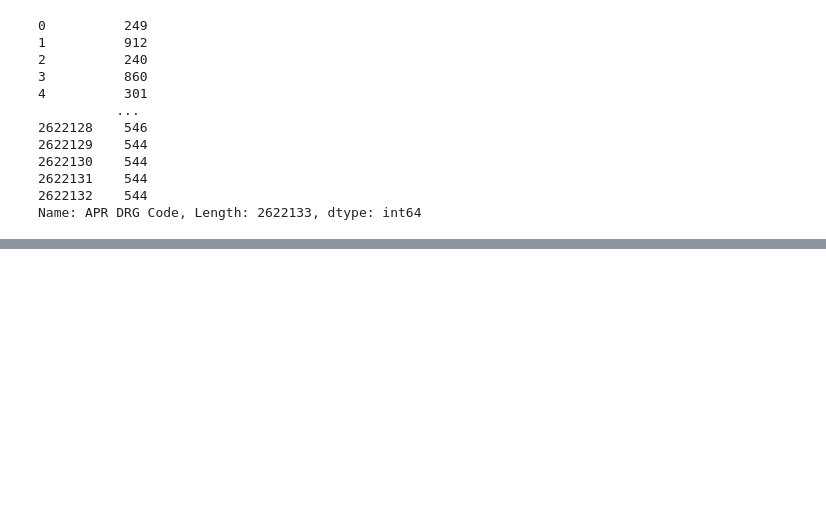
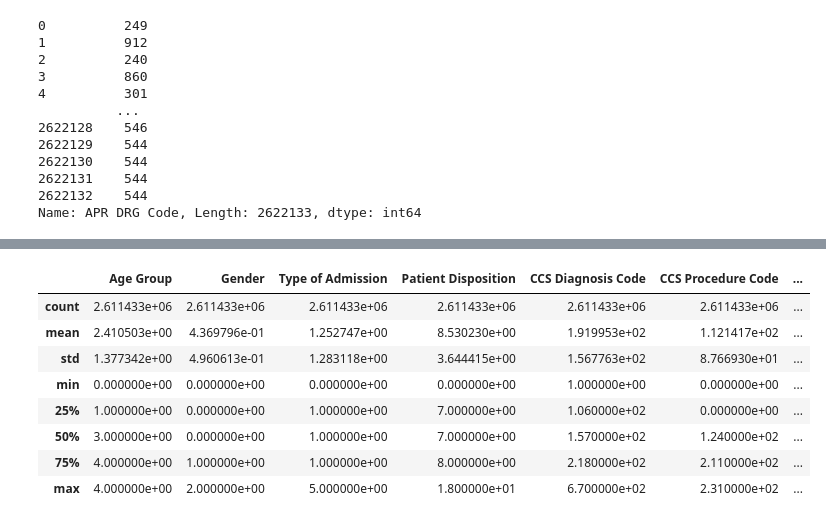
Before and after one commit to amitgit2510/Info_miners_2, a Jupyter notebook: info_miners_2.ipynb, the cells around one changed output, grey strips where cells are left out. Saved outputs shown, nothing was run; the diff lists cells and outputs as text; code cells hidden in the pictures; blank space fills up the shorter version.

```diff
--- a/info_miners_2.ipynb
+++ b/info_miners_2.ipynb
@@ -365,0 +442,18 @@ df_encoded
+# %%
+# List the names of the 11 relevant columns you want to extract
+relevant_columns = ['Age Group', 'Gender', 'Type of Admission', 'Patient Disposition', 'CCS Diagnosis Code', 'CCS Procedure Code', 'APR DRG Code', 'APR MDC Code', 'APR Severity of Illness Code', 'APR Risk of Mortality', 'Emergency Department Indicator']
+
+# Create a new DataFrame with only the relevant columns
+dfe1 = dfe[relevant_columns]
+# %%
+dfe1.describe()
+# %% [output]
+|  | Age Group | Gender | Type of Admission | Patient Disposition | CCS Diagnosis Code | CCS Procedure Code | ... |
+| count | 2.611433e+06 | 2.611433e+06 | 2.611433e+06 | 2.611433e+06 | 2.611433e+06 | 2.611433e+06 | ... |
+| mean | 2.410503e+00 | 4.369796e-01 | 1.252747e+00 | 8.530230e+00 | 1.919953e+02 | 1.121417e+02 | ... |
+| std | 1.377342e+00 | 4.960613e-01 | 1.283118e+00 | 3.644415e+00 | 1.567763e+02 | 8.766930e+01 | ... |
+| min | 0.000000e+00 | 0.000000e+00 | 0.000000e+00 | 0.000000e+00 | 1.000000e+00 | 0.000000e+00 | ... |
+| 25% | 1.000000e+00 | 0.000000e+00 | 1.000000e+00 | 7.000000e+00 | 1.060000e+02 | 0.000000e+00 | ... |
+| 50% | 3.000000e+00 | 0.000000e+00 | 1.000000e+00 | 7.000000e+00 | 1.570000e+02 | 1.240000e+02 | ... |
+| 75% | 4.000000e+00 | 1.000000e+00 | 1.000000e+00 | 8.000000e+00 | 2.180000e+02 | 2.110000e+02 | ... |
+| max | 4.000000e+00 | 2.000000e+00 | 5.000000e+00 | 1.800000e+01 | 6.700000e+02 | 2.310000e+02 | ... |
```
Also changed, not shown: parts of 19 cells of this notebook.
